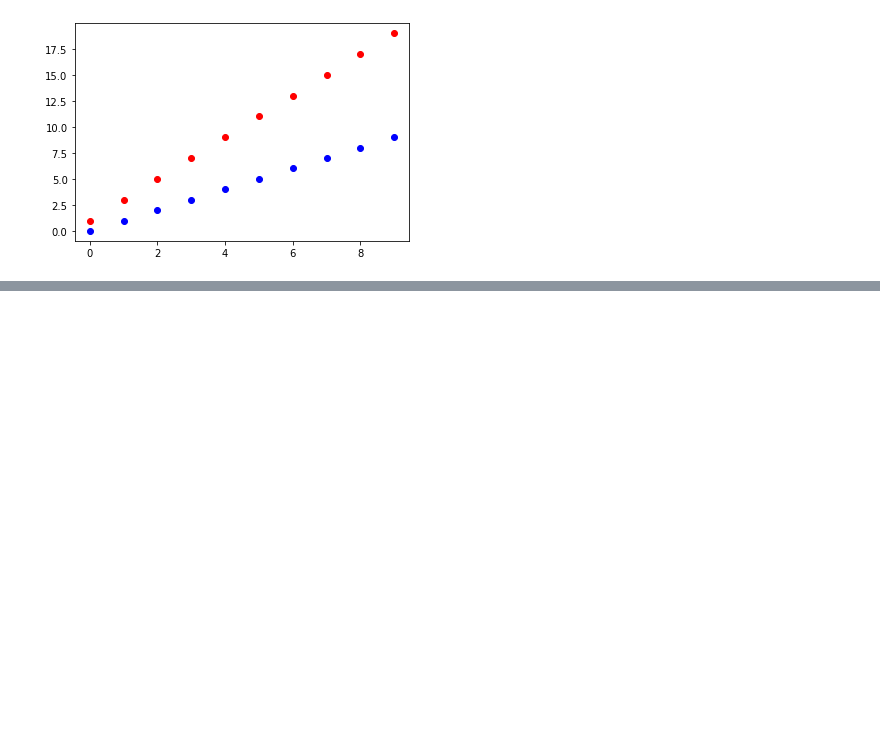
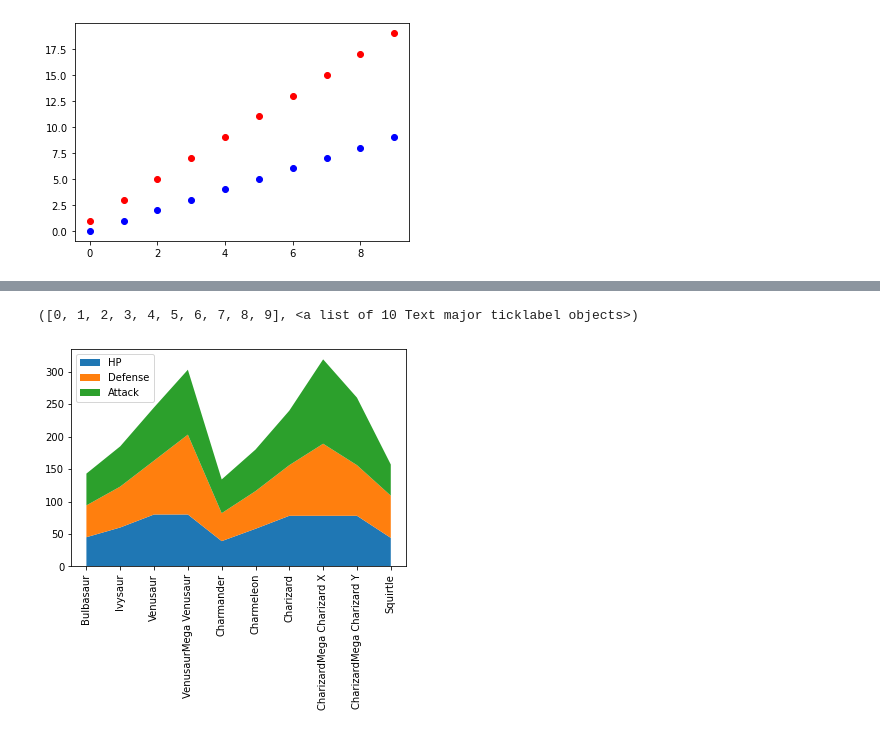
Before and after one commit to clargote/mujeresDigitales, a Jupyter notebook: clase_25ago.ipynb, the cells around one changed output, grey strips where cells are left out. Drawn from its saved outputs; the diff is of its cells as text; code cells hidden in the pictures; blank space fills up the shorter version.

```diff
--- a/clase_25ago.ipynb
+++ b/clase_25ago.ipynb
@@ -15,0 +81,9 @@ plt.scatter(x,(2*x+1), label="Data 2", color="Red")
+# %%
+a=pk.head(10)
+lbls = ['HP','Defense','Attack']
+plt.stackplot( a["Name"], a["HP"], a["Defense"],a["Attack"], labels=lbls )
+plt.legend(loc='upper left')
+plt.xticks(rotation=90)
+# %% [output]
+([0, 1, 2, 3, 4, 5, 6, 7, 8, 9], <a list of 10 Text major ticklabel objects>)
+[figure, added]
```
Also changed, not shown: parts of 5 cells of this notebook.
